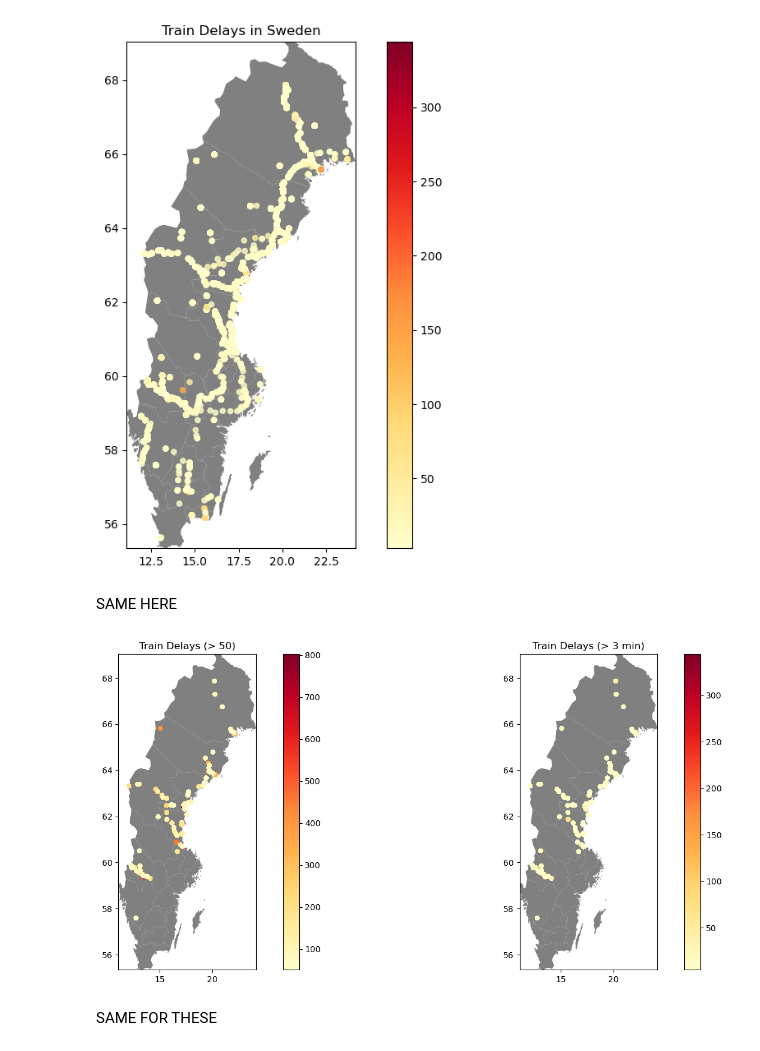
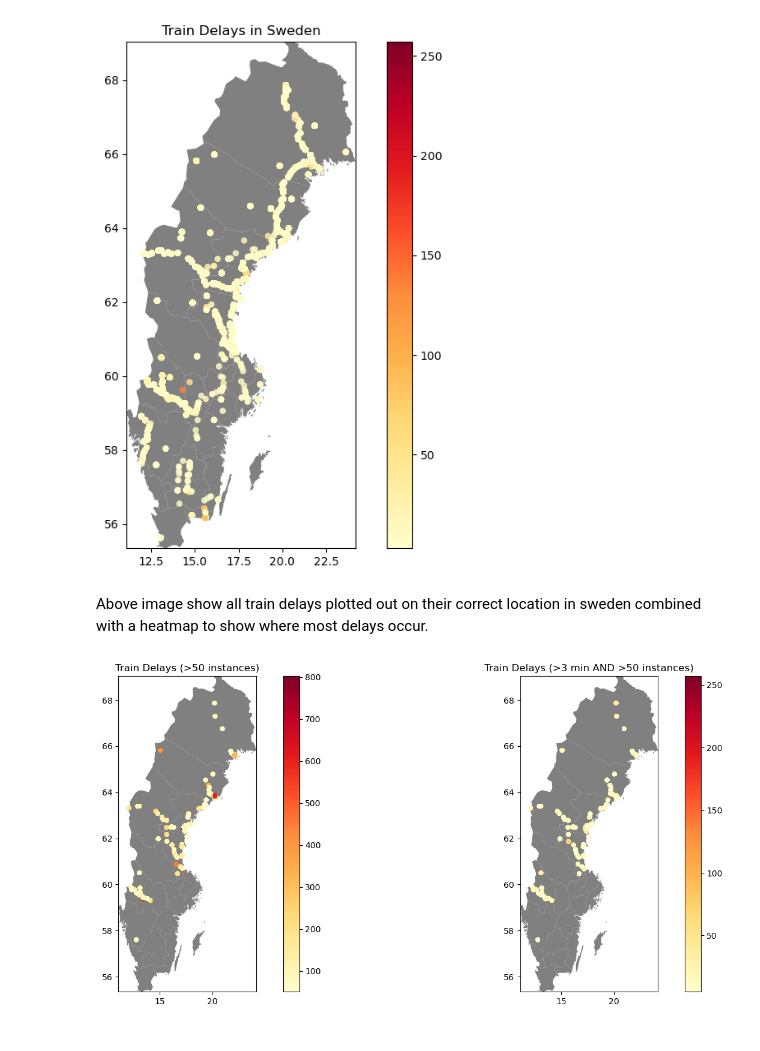
Before and after one commit to iorthethug/IAI-eMaintenance-Assignment-2, a Jupyter notebook: main.ipynb, the cells around one changed output. Saved outputs shown, nothing was run; the diff lists cells and outputs as text; code cells hidden in the pictures.

```diff
--- a/main.ipynb
+++ b/main.ipynb
@@ -50,6 +50,8 @@ CAN PROB REMOVE THAT UNKNOWN ROUTE
 #first column was empty so it got removed.
 df.drop(columns=["Unnamed: 0", "Operator", "Train ID", "Train mission", "Reason code", "Reason code - level 1", "Reason code Level 2", "Reason code Level 3", "Train number", "Year"], axis=1, inplace=True)
 
+#remove all rows where the route was not specified
+df = df[df["Route"] != "-"]
 
 #save to check the data
 df.to_csv("outputBeforeGeopy.csv", index=False)
@@ -115,9 +117,9 @@ ax.set_ylim([sweden.bounds.miny.min(), sweden.bounds.maxy.max()])
 plt.title("Train Delays in Sweden")
 plt.show()
 # %% [output]
-[figure, old version]
+[figure, new version]
-# %% [markdown]
-SAME HERE
+# %% [markdown]
+Above image show all train delays plotted out on their correct location in sweden combined with a heatmap to show where most delays occur.
 # %%
 #new gdf with only over 50 counted delays
 gdf_filter = gdf[gdf["PlaceDelayCount"] > 50]
@@ -126,35 +128,33 @@ gdf_filter = gdf[gdf["PlaceDelayCount"] > 50]
 gdf_not_punctual = gdf_filter[gdf_filter["Punctual"] == 0]
 
 # two subplots
 fig, axes = plt.subplots(ncols=2, figsize=(16, 6))  # Two plots side by side
 
 #1 subplot
 sweden.plot(ax=axes[0], color="grey")
 gdf_filter.plot(ax=axes[0],
                   column="PlaceDelayCount",
                   cmap="YlOrRd",
                   markersize=20,
                   legend=True,
                   alpha=0.8)
 axes[0].set_xlim([sweden.bounds.minx.min(), sweden.bounds.maxx.max()])
 axes[0].set_ylim([sweden.bounds.miny.min(), sweden.bounds.maxy.max()])
-axes[0].set_title("Train Delays (> 50)")
+axes[0].set_title("Train Delays (>50 instances)")
 
 #2 subplot
 sweden.plot(ax=axes[1], color="grey")
 gdf_not_punctual.plot(ax=axes[1],
                       column="registered delay",
                       cmap="YlOrRd",
                       markersize=20,
                       legend=True,
                       alpha=0.8)
 axes[1].set_xlim([sweden.bounds.minx.min(), sweden.bounds.maxx.max()])
 axes[1].set_ylim([sweden.bounds.miny.min(), sweden.bounds.maxy.max()])
-axes[1].set_title("Train Delays (> 3 min)")
+axes[1].set_title("Train Delays (>3 min AND >50 instances)")
 
 plt.tight_layout()
 plt.show()
 # %% [output]
-[figure, old version]
+[figure, new version]
-# %% [markdown]
-SAME FOR THESE
```
Also changed, not shown: parts of 27 cells of this notebook.
